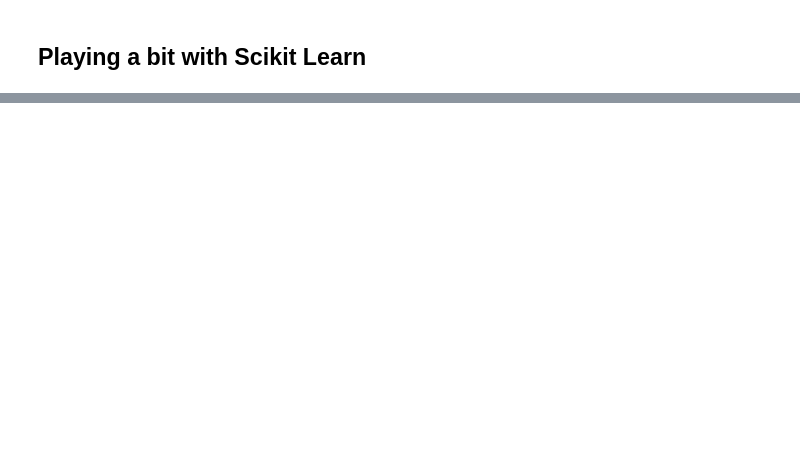
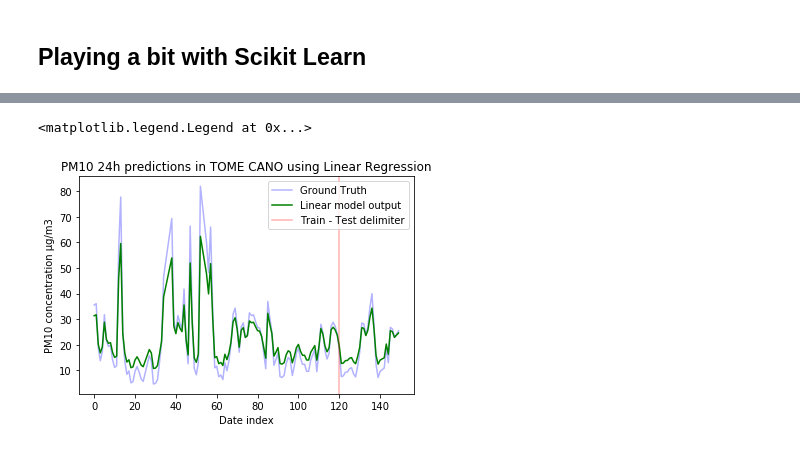
Before and after one commit to carlosdg/AirPollutionForecasting, a Jupyter notebook: Software/jupyter/notebooks/ExploringTheData.ipynb, the cells around one changed output, grey strips where cells are left out. Cells and saved outputs as stored; diff of their text form; code cells hidden in the pictures; blank space fills up the shorter version.

Commit message:
Feat: Update regression section

```diff
--- a/Software/jupyter/notebooks/ExploringTheData.ipynb
+++ b/Software/jupyter/notebooks/ExploringTheData.ipynb
@@ -239,0 +327,16 @@ print(f"[Over testing data] Regression tree r2: {regr_2.score(X_test, y_test)}")
+# %%
+X = np.concatenate((X_train, X_test))
+y_pred = regr_1.predict(X)
+
+fig, ax = plt.subplots()
+ax.plot(X, c=(0, 0, 1, 0.3))
+ax.plot(y_pred, c="green")
+
+ax.set_title(f"PM10 24h predictions in {zone} using Linear Regression")
+ax.set_xlabel("Date index")
+ax.set_ylabel("PM10 concentration µg/m3")
+ax.axvline(X.size - num_test_data, c=(1, 0, 0, 0.3))
+ax.legend(["Ground Truth", "Linear model output", "Train - Test delimiter"])
+# %% [output]
+<matplotlib.legend.Legend at 0x...>
+[figure, added]
```
Also changed, not shown: parts of 20 cells of this notebook.
